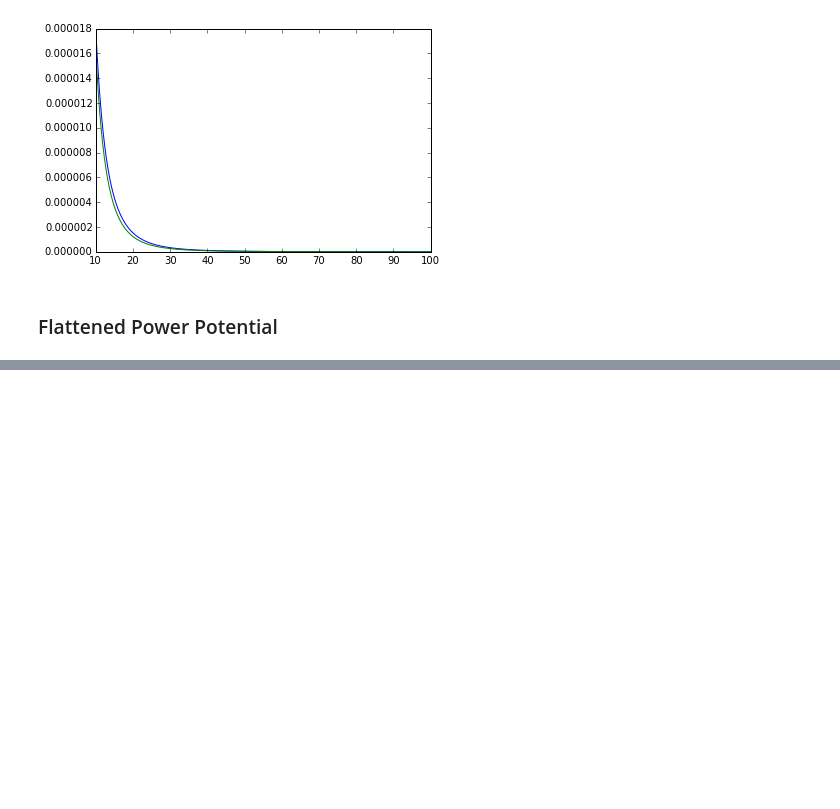
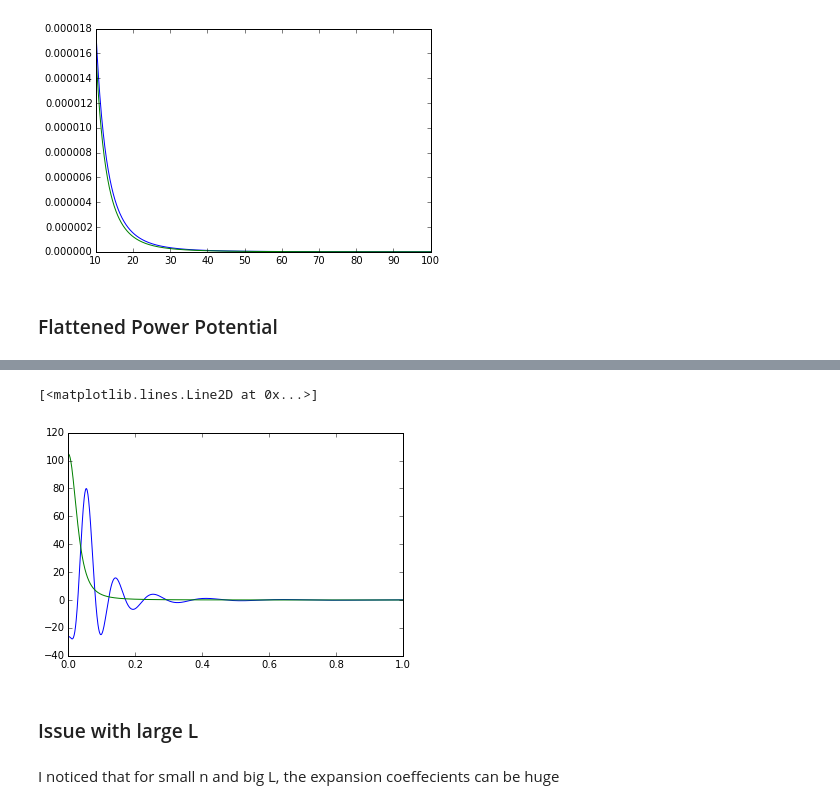
Before and after one commit to SeaifanAladdin/galpy-notebook, a Jupyter notebook: galpy/SCFPotential.ipynb, the cells around one changed output, grey strips where cells are left out. Drawn from its saved outputs; the diff is of its cells as text; code cells hidden in the pictures; blank space fills up the shorter version.

```diff
--- a/galpy/SCFPotential.ipynb
+++ b/galpy/SCFPotential.ipynb
@@ -248,0 +252,11 @@ plt.plot(R, FlattenedPowerDensity(R, 10., 0))
+# %%
+z = nu.linspace(0,1,1000)
+plt.plot(z, calculateSCFDensity(scf, nu.ones((1000))*.05, z, 0))
+plt.plot(z, FlattenedPowerDensity(nu.ones((1000))*.05, z, 0))
+# %% [output]
+[<matplotlib.lines.Line2D at 0x...>]
+[figure, added]
+# %% [markdown]
+### Issue with large L
+# %% [markdown]
+I noticed that for small n and big L, the expansion coeffecients can be huge
```
Also changed, not shown: parts of 16 cells of this notebook.
